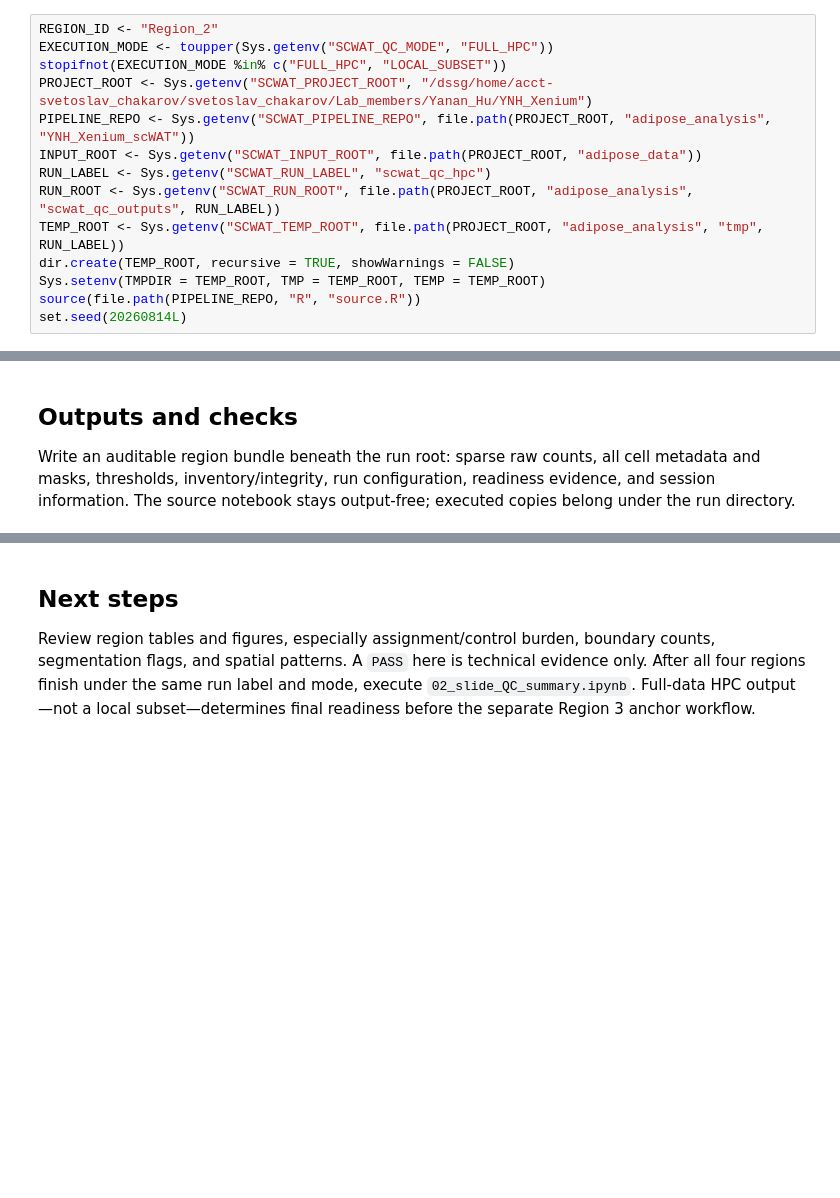
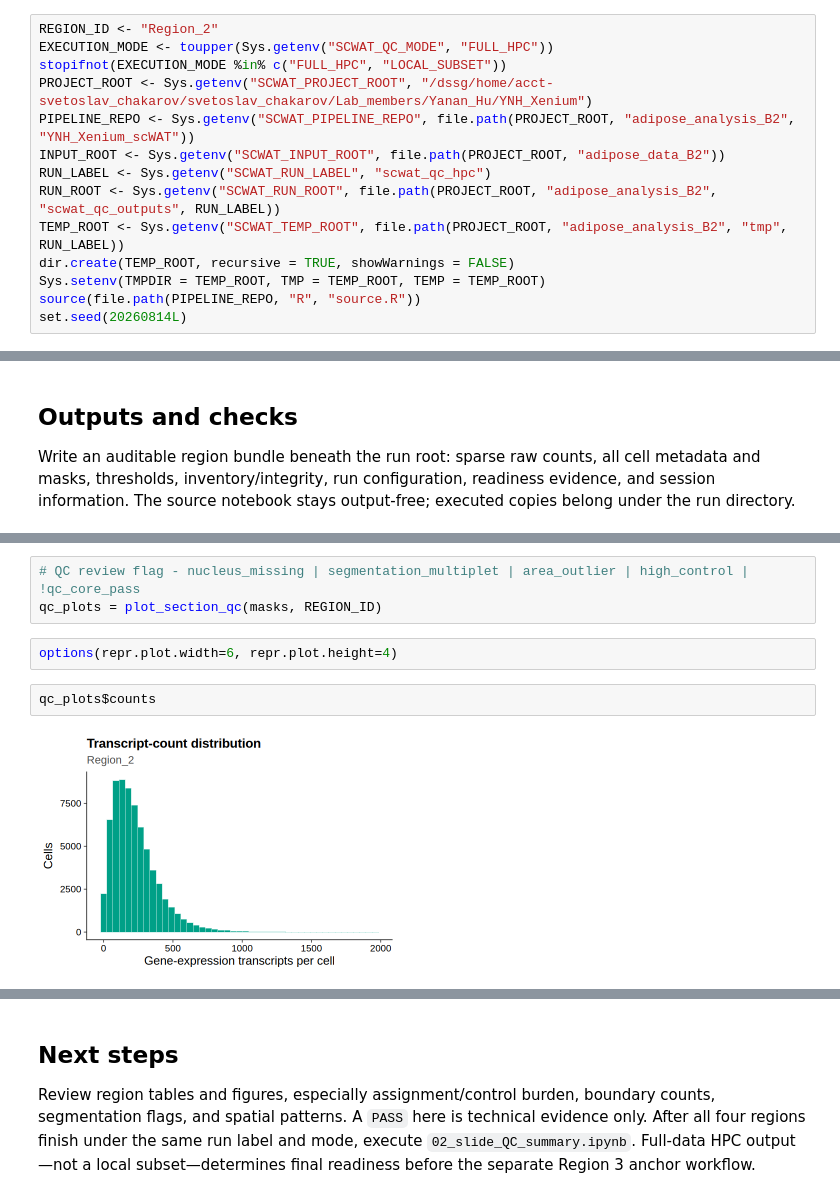
Before and after one commit to SharonWang/YNH_Xenium_scWAT, a Jupyter notebook: notebooks/01_QC_Region2.ipynb, the cells around one changed output, grey strips where cells are left out. Drawn from its saved outputs; the diff is of its cells as text; blank space fills up the shorter version.

```diff
--- a/notebooks/01_QC_Region2.ipynb
+++ b/notebooks/01_QC_Region2.ipynb
@@ -13,11 +13,11 @@ REGION_ID <- "Region_2"
 EXECUTION_MODE <- toupper(Sys.getenv("SCWAT_QC_MODE", "FULL_HPC"))
 stopifnot(EXECUTION_MODE %in% c("FULL_HPC", "LOCAL_SUBSET"))
 PROJECT_ROOT <- Sys.getenv("SCWAT_PROJECT_ROOT", "/dssg/home/acct-svetoslav_chakarov/svetoslav_chakarov/Lab_members/Yanan_Hu/YNH_Xenium")
-PIPELINE_REPO <- Sys.getenv("SCWAT_PIPELINE_REPO", file.path(PROJECT_ROOT, "adipose_analysis", "YNH_Xenium_scWAT"))
-INPUT_ROOT <- Sys.getenv("SCWAT_INPUT_ROOT", file.path(PROJECT_ROOT, "adipose_data"))
+PIPELINE_REPO <- Sys.getenv("SCWAT_PIPELINE_REPO", file.path(PROJECT_ROOT, "adipose_analysis_B2", "YNH_Xenium_scWAT"))
+INPUT_ROOT <- Sys.getenv("SCWAT_INPUT_ROOT", file.path(PROJECT_ROOT, "adipose_data_B2"))
 RUN_LABEL <- Sys.getenv("SCWAT_RUN_LABEL", "scwat_qc_hpc")
-RUN_ROOT <- Sys.getenv("SCWAT_RUN_ROOT", file.path(PROJECT_ROOT, "adipose_analysis", "scwat_qc_outputs", RUN_LABEL))
-TEMP_ROOT <- Sys.getenv("SCWAT_TEMP_ROOT", file.path(PROJECT_ROOT, "adipose_analysis", "tmp", RUN_LABEL))
+RUN_ROOT <- Sys.getenv("SCWAT_RUN_ROOT", file.path(PROJECT_ROOT, "adipose_analysis_B2", "scwat_qc_outputs", RUN_LABEL))
+TEMP_ROOT <- Sys.getenv("SCWAT_TEMP_ROOT", file.path(PROJECT_ROOT, "adipose_analysis_B2", "tmp", RUN_LABEL))
 dir.create(TEMP_ROOT, recursive = TRUE, showWarnings = FALSE)
 Sys.setenv(TMPDIR = TEMP_ROOT, TMP = TEMP_ROOT, TEMP = TEMP_ROOT)
 source(file.path(PIPELINE_REPO, "R", "source.R"))
@@ -71,0 +87,9 @@ result
+# %%
+# QC review flag - nucleus_missing | segmentation_multiplet | area_outlier | high_control | !qc_core_pass
+qc_plots = plot_section_qc(masks, REGION_ID)
+# %%
+options(repr.plot.width=6, repr.plot.height=4)
+# %%
+qc_plots$counts
+# %% [output]
+[figure, added]
```
Also changed, not shown: parts of 6 cells of this notebook, 11 other files.
